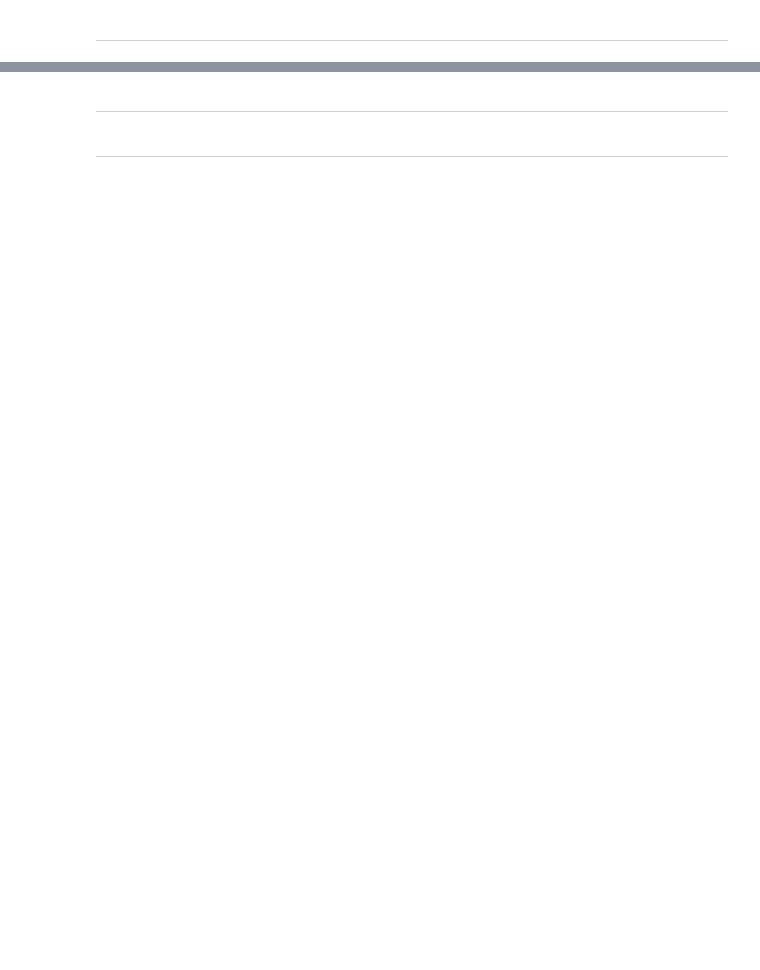
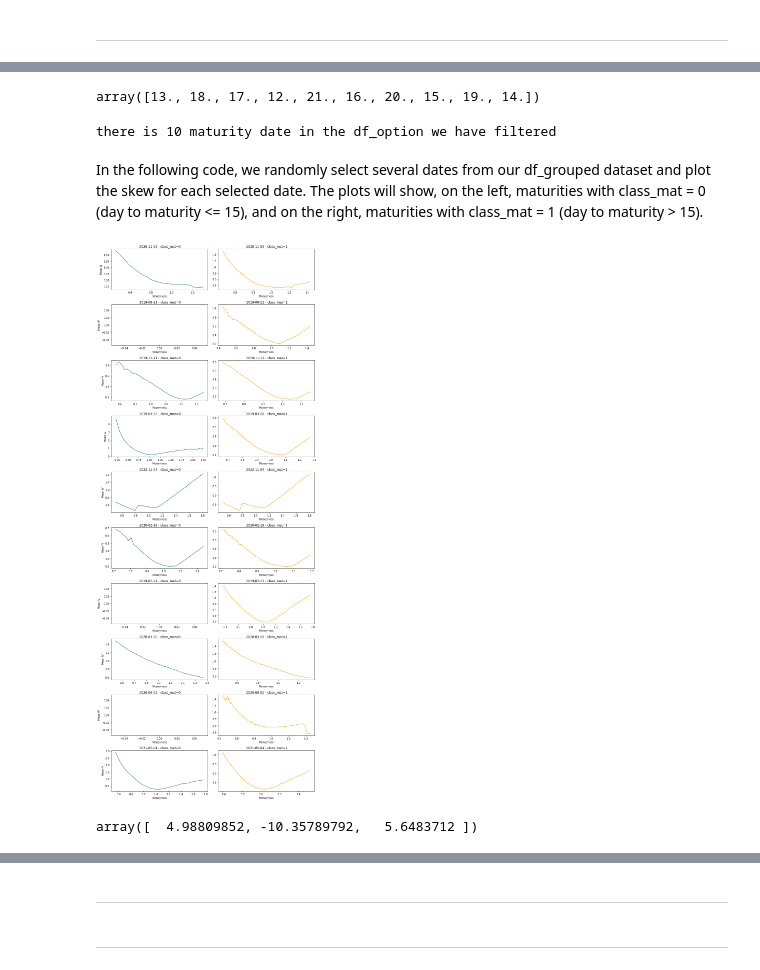
Before and after one commit to jasonTor/Alpha_Volatility_Strategy, a Jupyter notebook: exploratory_analysis2.ipynb, the cells around one changed output, grey strips where cells are left out. Drawn from its saved outputs; the diff is of its cells as text; code cells hidden in the pictures; blank space fills up the shorter version.

Commit message:
quadratic regression skew

```diff
--- a/exploratory_analysis2.ipynb
+++ b/exploratory_analysis2.ipynb
@@ -735,0 +772,45 @@ We will keep the threshold of -0.005, which achieved an accuracy of over 71.29%
+# %%
+df_filtered_option['day_to_maturity'].unique()
+# %% [output]
+array([13., 18., 17., 12., 21., 16., 20., 15., 19., 14.])
+# %%
+print(f"there is {len(df_filtered_option['day_to_maturity'].unique().tolist())} maturity date in the df_option we have filtered")
+# %% [output]
+there is 10 maturity date in the df_option we have filtered
+# %%
+df_filtered_option['class_mat'] = np.where(df_filtered_option['day_to_maturity'] <= 15, 0, 1)
+df_filtered_option2 = df_filtered_option[['Date','IV','moneyness','class_mat']].copy()
+df_grouped = df_filtered_option2.groupby(['Date','class_mat','moneyness'])['IV'].mean().reset_index()
+# %% [markdown]
+In the following code, we randomly select several dates from our df_grouped dataset and plot the skew for each selected date.
+The plots will show, on the left, maturities with class_mat = 0 (day to maturity <= 15), and on the right, maturities with class_mat = 1 (day to maturity > 15).
+# %%
+import matplotlib.pyplot as plt
+import numpy as np
+
+# Tirer 20 dates aléatoires
+sample_dates = np.random.choice(df_grouped['Date'].unique(), size=10, replace=False)
+
+fig, axes = plt.subplots(len(sample_dates), 2, figsize=(12, 3*len(sample_dates)), sharey=False)
+
+for i, date in enumerate(sample_dates):
+    df_date = df_grouped[df_grouped['Date'] == date]
+    df_class0 = df_date[df_date['class_mat'] == 0]
+    df_class1 = df_date[df_date['class_mat'] == 1]
+
+    # Class_mat = 0
+    axes[i, 0].plot(df_class0['moneyness'], df_class0['IV'])
+    axes[i, 0].set_title(f"{date} - class_mat=0")
+    axes[i, 0].set_ylabel("Mean IV")
+
+    # Class_mat = 1
+    axes[i, 1].plot(df_class1['moneyness'], df_class1['IV'], color="orange")
+    axes[i, 1].set_title(f"{date} - class_mat=1")
+
+    axes[i, 0].set_xlabel("Moneyness")
+    axes[i, 1].set_xlabel("Moneyness")
+
+plt.tight_layout()
+plt.show()
+# %% [output]
+[figure, added]
@@ -735,0 +821,4 @@ We will keep the threshold of -0.005, which achieved an accuracy of over 71.29%
+# %%
+np.polyfit(df0['moneyness'], df0['IV'], deg=2)
+# %% [output]
+array([  4.98809852, -10.35789792,   5.6483712 ])
```
Also changed, not shown: parts of 45 cells of this notebook, 1 other file.
